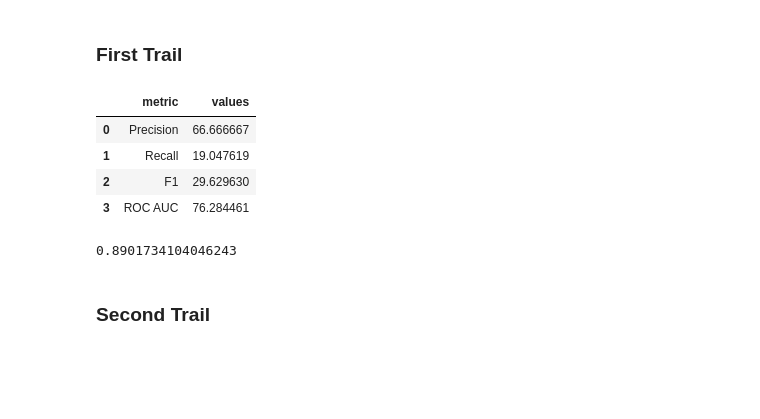
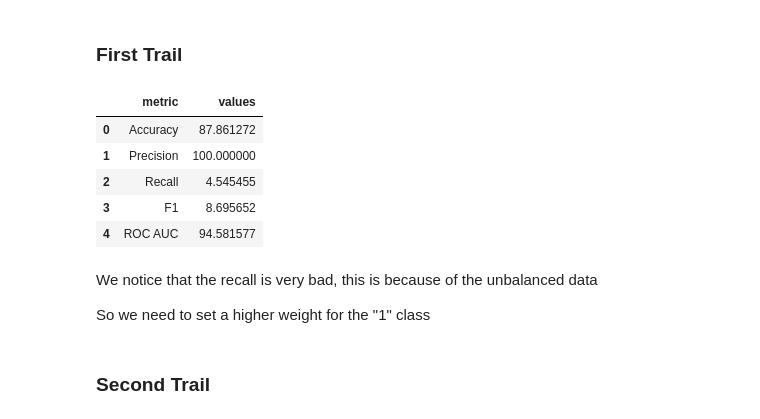
Before and after one commit to balbal1/Machine-Learning-Models, a Jupyter notebook: Machine_Learning_Project.ipynb, the cells around one changed output. Saved outputs shown, nothing was run; the diff lists cells and outputs as text; code cells hidden in the pictures; blank space fills up the shorter version.

```diff
--- a/Machine_Learning_Project.ipynb
+++ b/Machine_Learning_Project.ipynb
@@ -82,19 +193,2 @@ def draw_roc(y, y_prob):
 # %% [markdown]
 ## Train the Model
-# %%
-from sklearn.neighbors import KNeighborsClassifier
-from sklearn.model_selection import GridSearchCV
-
-knn = KNeighborsClassifier()
-param_grid = {
-    'n_neighbors': range(1, 31),
-    'weights': ['uniform', 'distance'],
-    'metric': ['euclidean', 'manhattan']
-}
-
-grid_search = GridSearchCV(knn, param_grid, cv=5, scoring='f1', verbose=1, n_jobs=-1)
-grid_search.fit(X_train, y_train)
-
-best_params = grid_search.best_params_
-best_knn = KNeighborsClassifier(**best_params)
-best_knn.fit(X_train, y_train)
@@ -103,0 +195,13 @@ KNeighborsClassifier(metric='euclidean', n_neighbors=6, weights='distance')
+# %%
+from sklearn import linear_model, preprocessing
+
+# Scale the Data for better fitting
+min_max_scaler = preprocessing.MinMaxScaler()
+
+X_train_scaled = min_max_scaler.fit_transform(X_train)
+X_validate_scaled = min_max_scaler.fit_transform(X_validate)
+X_test_scaled = min_max_scaler.fit_transform(X_test)
+# %%
+# Fit the model
+logistic_clf = linear_model.LogisticRegression()
+logistic_clf.fit(X_train_scaled, y_train)
@@ -107,20 +213,21 @@ KNeighborsClassifier(metric='euclidean', n_neighbors=6, weights='distance')
 ### First Trail
 # %%
 # Calculate the predicted result
-y_pred_validate = best_knn.predict(X_validate)
-y_prob_validate = best_knn.predict_proba(X_validate)[:, 1]
+y_validate_pred = logistic_clf.predict(X_validate_scaled)
+y_validate_prob = logistic_clf.predict_proba(X_validate_scaled)[:, 1]
 # %%
 # Compute test metrics
-get_metrics(y_validate, y_pred_validate, y_prob_validate)
+get_metrics(y_validate, y_validate_pred, y_validate_prob)
 # %% [output]
 |  | metric | values |
-| 0 | Precision | 66.666667 |
-| 1 | Recall | 19.047619 |
-| 2 | F1 | 29.629630 |
-| 3 | ROC AUC | 76.284461 |
+| 0 | Accuracy | 87.861272 |
+| 1 | Precision | 100.000000 |
+| 2 | Recall | 4.545455 |
+| 3 | F1 | 8.695652 |
+| 4 | ROC AUC | 94.581577 |
-# %%
-best_knn.score(X_validate, y_validate)
-# %% [output]
-0.8901734104046243
+# %% [markdown]
+We notice that the recall is very bad, this is because of the unbalanced data
+
+So we need to set a higher weight for the "1" class
 # %% [markdown]
 ### Second Trail
```
Also changed, not shown: parts of 55 cells of this notebook.
